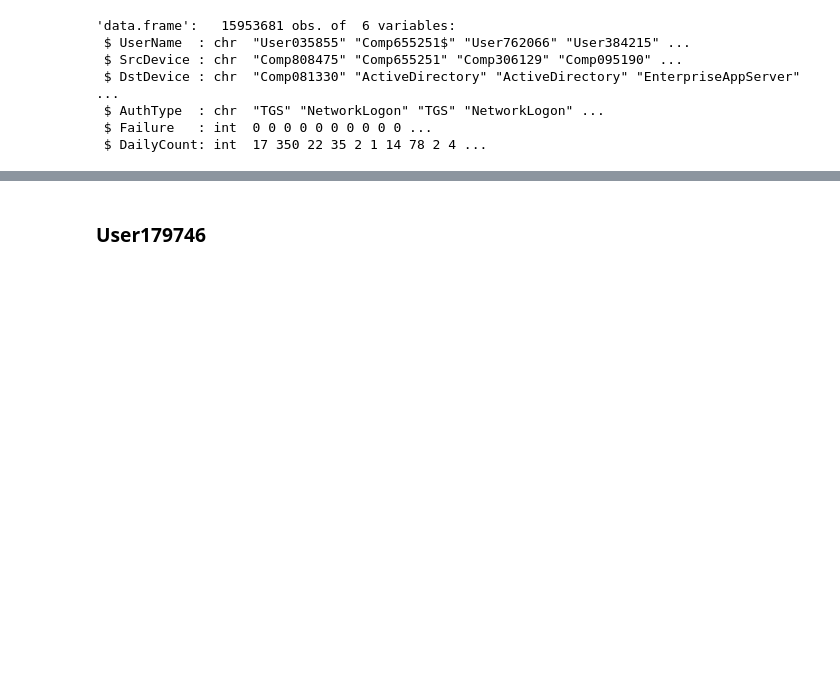
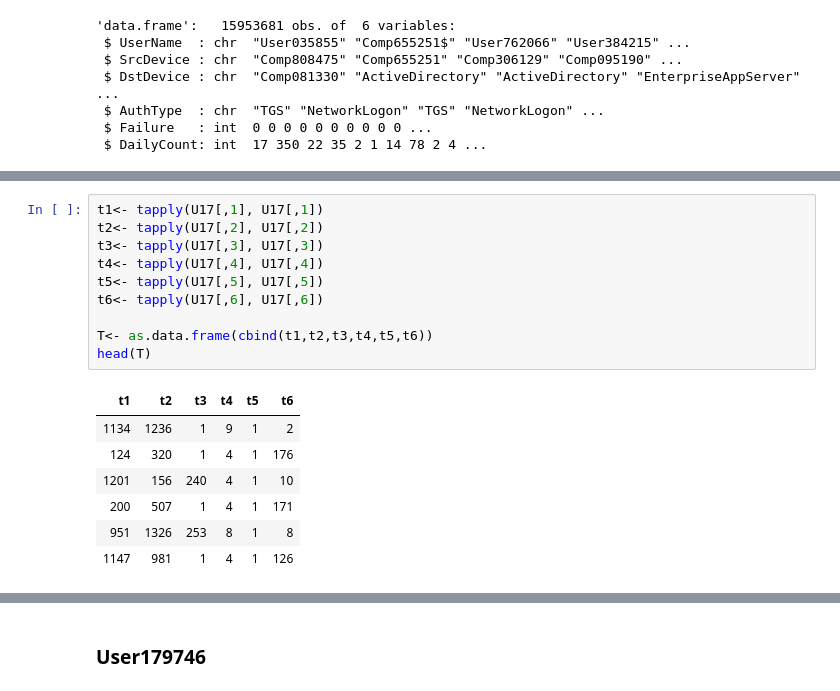
Before and after one commit to gabejg/Advanced-Cyber-Analytics-for-Attack-Detection, a Jupyter notebook: Alex/Anomaly Detection using RDFTensor.ipynb, the cells around one changed output, grey strips where cells are left out. Drawn from its saved outputs; the diff is of its cells as text; blank space fills up the shorter version.

```diff
--- a/Alex/Anomaly Detection using RDFTensor.ipynb
+++ b/Alex/Anomaly Detection using RDFTensor.ipynb
@@ -50,0 +68,18 @@ str(Auth)
+# %%
+t1<- tapply(U17[,1], U17[,1])
+t2<- tapply(U17[,2], U17[,2])
+t3<- tapply(U17[,3], U17[,3])
+t4<- tapply(U17[,4], U17[,4])
+t5<- tapply(U17[,5], U17[,5])
+t6<- tapply(U17[,6], U17[,6])
+
+T<- as.data.frame(cbind(t1,t2,t3,t4,t5,t6))
+head(T)
+# %% [output]
+| t1 | t2 | t3 | t4 | t5 | t6 |
+| 1134 | 1236 | 1 | 9 | 1 | 2 |
+| 124 | 320 | 1 | 4 | 1 | 176 |
+| 1201 | 156 | 240 | 4 | 1 | 10 |
+| 200 | 507 | 1 | 4 | 1 | 171 |
+| 951 | 1326 | 253 | 8 | 1 | 8 |
+| 1147 | 981 | 1 | 4 | 1 | 126 |
```
Also changed, not shown: parts of 25 cells of this notebook.
